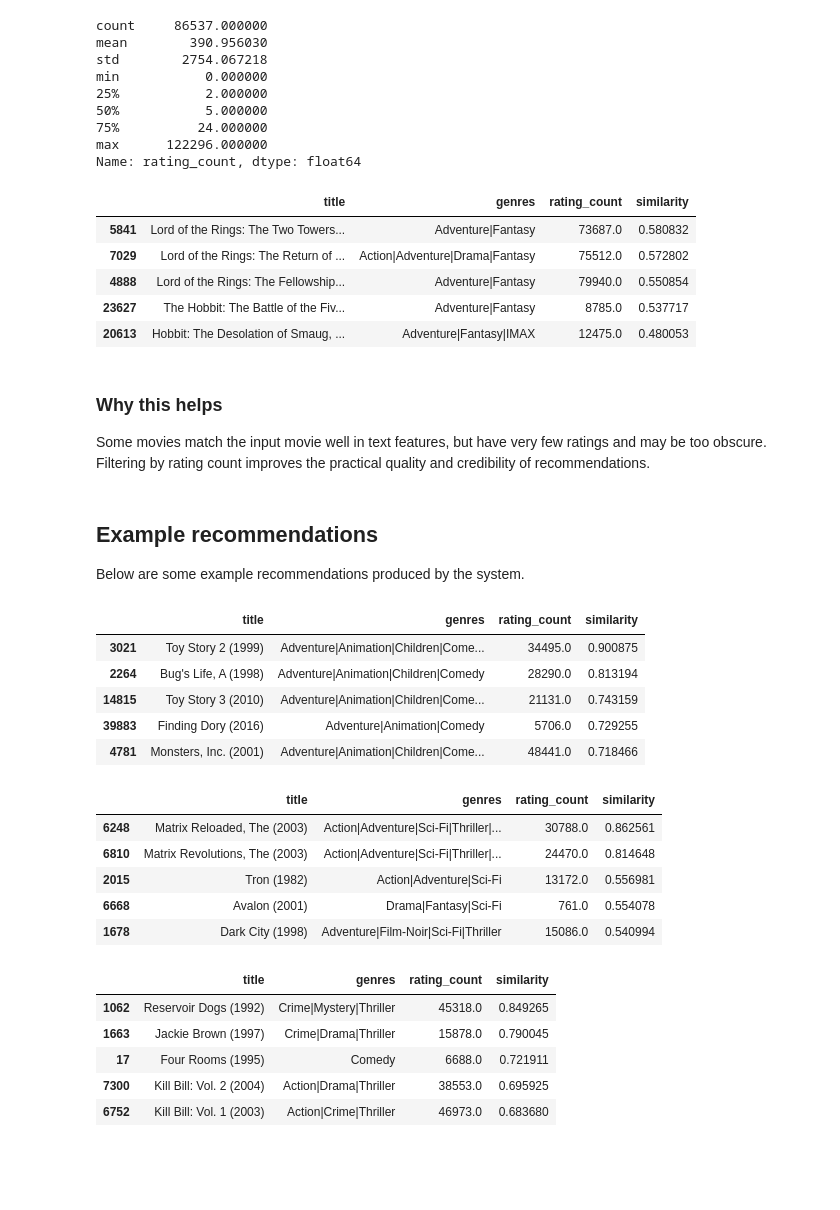
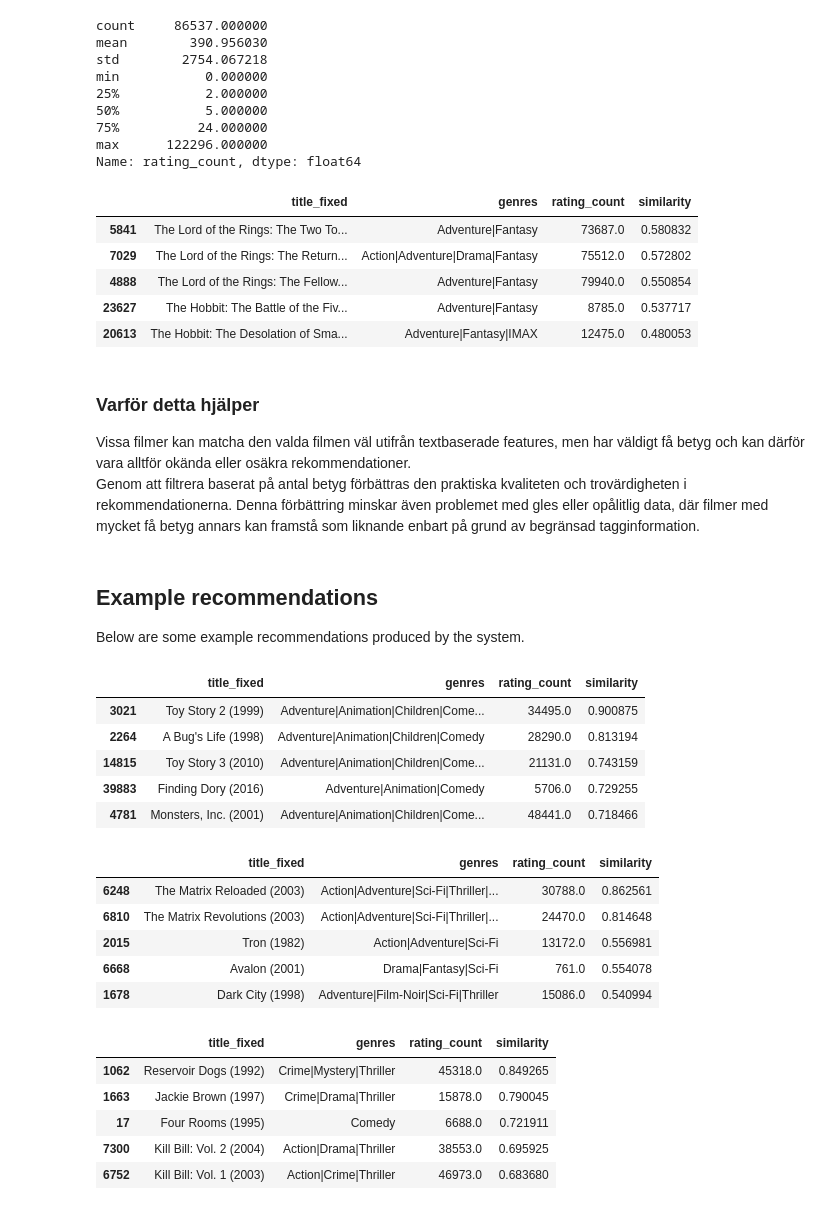
Before and after one commit to SamuelAirisniemi/Machine-Learning-Samuel-Airisniemi, a Jupyter notebook: Labb1/Labb.ipynb, the cells around one changed output. Cells and saved outputs as stored; diff of their text form; code cells hidden in the pictures; blank space fills up the shorter version.

```diff
--- a/Labb1/Labb.ipynb
+++ b/Labb1/Labb.ipynb
@@ -27,6 +27,14 @@ movies = pd.read_csv("C:/Users/samue/Documents/code/Machine-Learning-Samuel-Airi
 ratings = pd.read_csv("C:/Users/samue/Documents/code/Machine-Learning-Samuel-Airisniemi/Labb1/ratings.csv")
 tags = pd.read_csv("C:/Users/samue/Documents/code/Machine-Learning-Samuel-Airisniemi/Labb1/tags.csv")
 
+def fix_title(title):
+    for article in ["The", "A", "An"]:
+        if f", {article}" in title:
+            return f"{article} " + title.replace(f", {article}", "")
+    return title
+
+movies["title_fixed"] = movies["title"].apply(fix_title)
+
 print("movies: ", movies.shape)
 print("ratings: ", ratings.shape)
 print("tags: ", tags.shape)
@@ -431,48 +470,38 @@ min           0.000000
 max      122296.000000
 Name: rating_count, dtype: float64
 # %%
-def recommend_movies_tfidf_filtered(title, top_n=5, min_ratings=50):
-    matches = movies_with_tags[movies_with_tags["title"].str.contains(title, case=False, na=False)]
+def recommend_movies_tfidf_filtered(title, top_n = 5, min_ratings = 50):
+    matches = movies_with_tags[movies_with_tags["title"].str.contains(title, case = False, na = False)]
 
     if matches.empty:
         return "Ingen film hittades."
 
     idx = matches.index[0]
 
     target_vector = tfidf_matrix[idx]
     similarities = cosine_similarity(target_vector, tfidf_matrix).flatten()
 
-    sim_df = pd.DataFrame({
-        "movie_index": movies_with_tags.index,
-        "similarity": similarities
-    })
+    sim_df = pd.DataFrame({"movie_index": movies_with_tags.index, "similarity": similarities})
+    sim_df = sim_df[sim_df["movie_index"] != idx]
+    sim_df = sim_df.merge(movies_with_tags[["title", "title_fixed", "genres", "rating_count"]], left_on = "movie_index", right_index = True)
+    sim_df = sim_df[sim_df["rating_count"] >= min_ratings]
+    sim_df = sim_df.sort_values("similarity", ascending = False)
 
-    sim_df = sim_df[sim_df["movie_index"] != idx]
-
-    sim_df = sim_df.merge(
-        movies_with_tags[["title", "genres", "rating_count"]],
-        left_on="movie_index",
-        right_index=True
-    )
-
-    sim_df = sim_df[sim_df["rating_count"] >= min_ratings]
-    sim_df = sim_df.sort_values("similarity", ascending=False)
-
-    return sim_df[["title", "genres", "rating_count", "similarity"]].head(top_n)
+    return sim_df[["title_fixed", "genres", "rating_count", "similarity"]].head(top_n)
 
 recommend_movies_tfidf_filtered("lord of the rings")
 # %% [output]
-|  | title | genres | rating_count | similarity |
-| 5841 | Lord of the Rings: The Two Towers... | Adventure|Fantasy | 73687.0 | 0.580832 |
-| 7029 | Lord of the Rings: The Return of ... | Action|Adventure|Drama|Fantasy | 75512.0 | 0.572802 |
-| 4888 | Lord of the Rings: The Fellowship... | Adventure|Fantasy | 79940.0 | 0.550854 |
+|  | title_fixed | genres | rating_count | similarity |
+| 5841 | The Lord of the Rings: The Two To... | Adventure|Fantasy | 73687.0 | 0.580832 |
+| 7029 | The Lord of the Rings: The Return... | Action|Adventure|Drama|Fantasy | 75512.0 | 0.572802 |
+| 4888 | The Lord of the Rings: The Fellow... | Adventure|Fantasy | 79940.0 | 0.550854 |
 | 23627 | The Hobbit: The Battle of the Fiv... | Adventure|Fantasy | 8785.0 | 0.537717 |
-| 20613 | Hobbit: The Desolation of Smaug, ... | Adventure|Fantasy|IMAX | 12475.0 | 0.480053 |
+| 20613 | The Hobbit: The Desolation of Sma... | Adventure|Fantasy|IMAX | 12475.0 | 0.480053 |
 # %% [markdown]
-### Why this helps
+### Varför detta hjälper
 
-Some movies match the input movie well in text features, but have very few ratings and may be too obscure.
-Filtering by rating count improves the practical quality and credibility of recommendations.
+Vissa filmer kan matcha den valda filmen väl utifrån textbaserade features, men har väldigt få betyg och kan därför vara alltför okända eller osäkra rekommendationer.
+Genom att filtrera baserat på antal betyg förbättras den praktiska kvaliteten och trovärdigheten i rekommendationerna. Denna förbättring minskar även problemet med gles eller opålitlig data, där filmer med mycket få betyg annars kan framstå som liknande enbart på grund av begränsad tagginformation.
 # %% [markdown]
 ## Example recommendations
 
@@ -480,25 +509,25 @@ Below are some example recommendations produced by the system.
 # %%
 recommend_movies_tfidf_filtered("toy story")
 # %% [output]
-|  | title | genres | rating_count | similarity |
+|  | title_fixed | genres | rating_count | similarity |
 | 3021 | Toy Story 2 (1999) | Adventure|Animation|Children|Come... | 34495.0 | 0.900875 |
-| 2264 | Bug's Life, A (1998) | Adventure|Animation|Children|Comedy | 28290.0 | 0.813194 |
+| 2264 | A Bug's Life (1998) | Adventure|Animation|Children|Comedy | 28290.0 | 0.813194 |
 | 14815 | Toy Story 3 (2010) | Adventure|Animation|Children|Come... | 21131.0 | 0.743159 |
 | 39883 | Finding Dory (2016) | Adventure|Animation|Comedy | 5706.0 | 0.729255 |
 | 4781 | Monsters, Inc. (2001) | Adventure|Animation|Children|Come... | 48441.0 | 0.718466 |
 # %%
 recommend_movies_tfidf_filtered("matrix")
 # %% [output]
-|  | title | genres | rating_count | similarity |
-| 6248 | Matrix Reloaded, The (2003) | Action|Adventure|Sci-Fi|Thriller|... | 30788.0 | 0.862561 |
-| 6810 | Matrix Revolutions, The (2003) | Action|Adventure|Sci-Fi|Thriller|... | 24470.0 | 0.814648 |
+|  | title_fixed | genres | rating_count | similarity |
+| 6248 | The Matrix Reloaded (2003) | Action|Adventure|Sci-Fi|Thriller|... | 30788.0 | 0.862561 |
+| 6810 | The Matrix Revolutions (2003) | Action|Adventure|Sci-Fi|Thriller|... | 24470.0 | 0.814648 |
 | 2015 | Tron (1982) | Action|Adventure|Sci-Fi | 13172.0 | 0.556981 |
 | 6668 | Avalon (2001) | Drama|Fantasy|Sci-Fi | 761.0 | 0.554078 |
 | 1678 | Dark City (1998) | Adventure|Film-Noir|Sci-Fi|Thriller | 15086.0 | 0.540994 |
 # %%
 recommend_movies_tfidf_filtered("pulp fiction")
 # %% [output]
-|  | title | genres | rating_count | similarity |
+|  | title_fixed | genres | rating_count | similarity |
 | 1062 | Reservoir Dogs (1992) | Crime|Mystery|Thriller | 45318.0 | 0.849265 |
 | 1663 | Jackie Brown (1997) | Crime|Drama|Thriller | 15878.0 | 0.790045 |
 | 17 | Four Rooms (1995) | Comedy | 6688.0 | 0.721911 |
```
Also changed, not shown: parts of 26 cells of this notebook.
